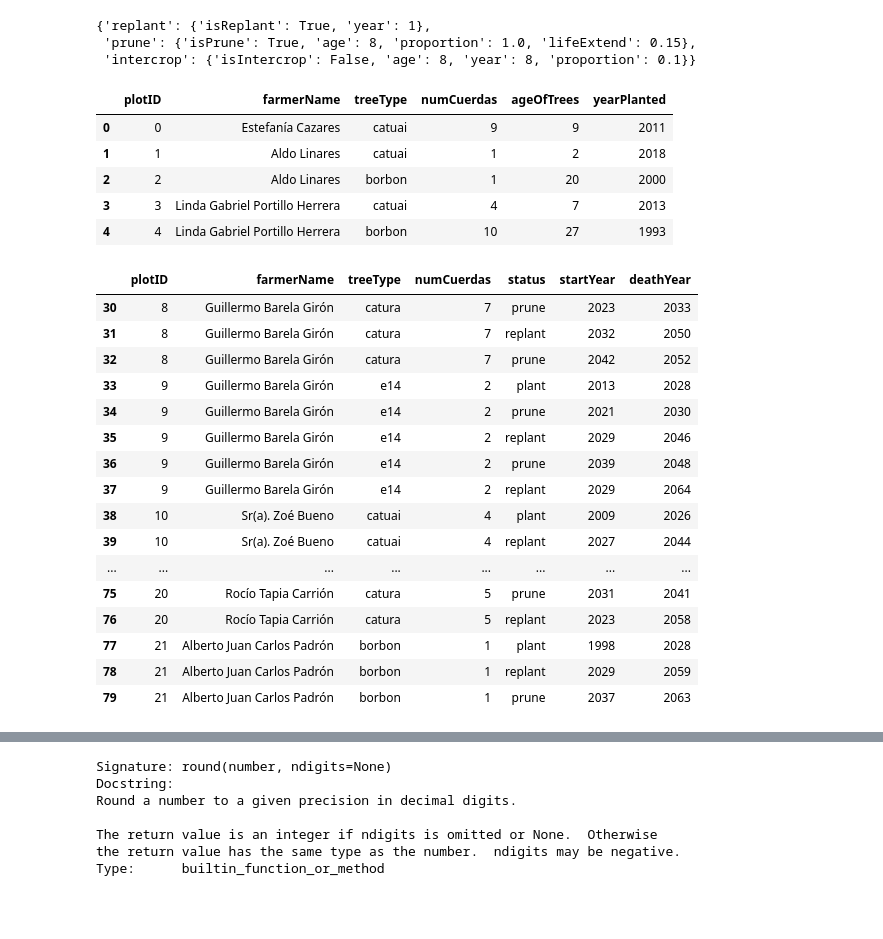
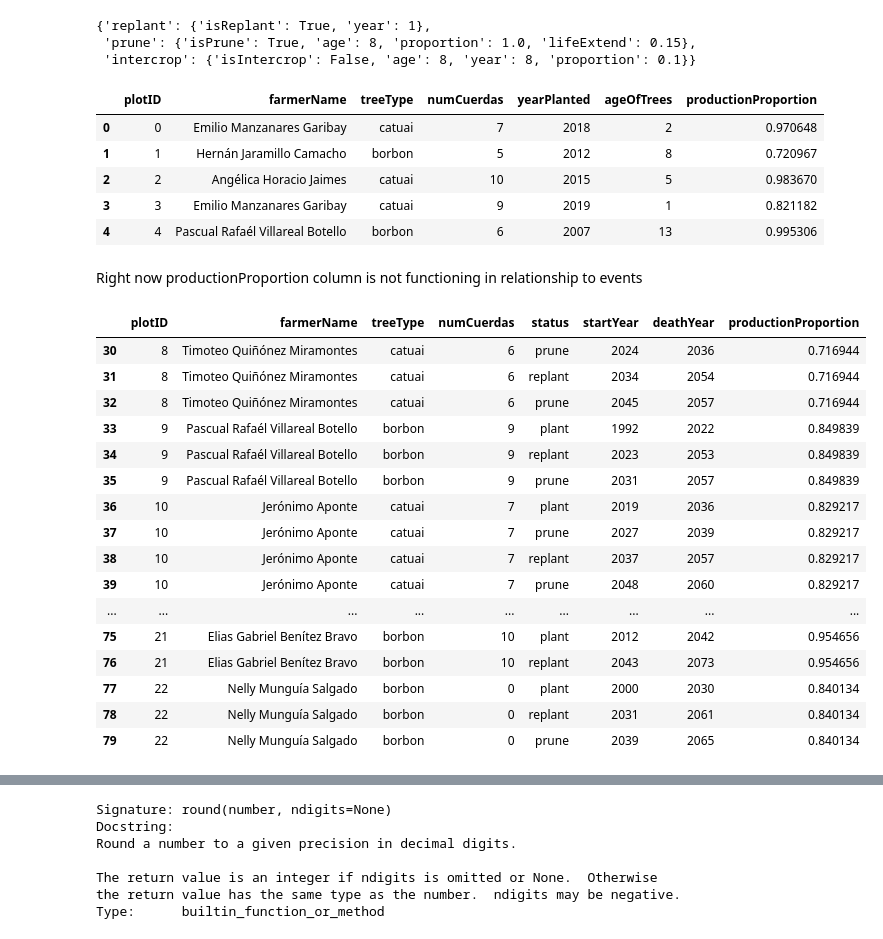
Before and after one commit to mindthegrow/cafelytics, a Jupyter notebook: reWrite.ipynb, the cells around one changed output, grey strips where cells are left out. Saved outputs shown, nothing was run; the diff lists cells and outputs as text; code cells hidden in the pictures; blank space fills up the shorter version.

Commit message:
review refactor and begin exploring the event table

```diff
--- a/reWrite.ipynb
+++ b/reWrite.ipynb
@@ -1,6 +1,9 @@
 # %%
 import pandas as pd
 import yaml
+# %%
+simYears = 30
+thisYear = 2021
 # %% [markdown]
 ## Plan
 
@@ -59,15 +62,15 @@ strategyAttributes
  'intercrop': {'isIntercrop': False, 'age': 8, 'year': 8, 'proportion': 0.1}}
 # %%
 # initialData = pd.read_csv("data/demoData.csv")
-upData = pd.read_csv("data/demoDataUpdated.csv")
+upData = pd.read_csv("data/fakeData.csv")
 upData.head()
 # %% [output]
-|  | plotID | farmerName | treeType | numCuerdas | ageOfTrees | yearPlanted |
-| 0 | 0 | Estefanía Cazares | catuai | 9 | 9 | 2011 |
-| 1 | 1 | Aldo Linares | catuai | 1 | 2 | 2018 |
-| 2 | 2 | Aldo Linares | borbon | 1 | 20 | 2000 |
-| 3 | 3 | Linda Gabriel Portillo Herrera | catuai | 4 | 7 | 2013 |
-| 4 | 4 | Linda Gabriel Portillo Herrera | borbon | 10 | 27 | 1993 |
+|  | plotID | farmerName | treeType | numCuerdas | yearPlanted | ageOfTrees | productionProportion |
+| 0 | 0 | Emilio Manzanares Garibay | catuai | 7 | 2018 | 2 | 0.970648 |
+| 1 | 1 | Hernán Jaramillo Camacho | borbon | 5 | 2012 | 8 | 0.720967 |
+| 2 | 2 | Angélica Horacio Jaimes | catuai | 10 | 2015 | 5 | 0.983670 |
+| 3 | 3 | Emilio Manzanares Garibay | catuai | 9 | 2019 | 1 | 0.821182 |
+| 4 | 4 | Pascual Rafaél Villareal Botello | borbon | 6 | 2007 | 13 | 0.995306 |
 # %%
 # yearPlanted = 2020 - initialData['ageOfTrees']
 # initialData['yearPlanted'] = yearPlanted
@@ -156,6 +159,7 @@ def transformData(year:int,
         treeType = farmData["treeType"][i]
         numCuerdas =  farmData["numCuerdas"][i]
         startYear = farmData["yearPlanted"][i]
+        productionProportion = farmData["productionProportion"][i]
 
         # assume all are planted for initialization
         status = "plant"
@@ -182,9 +186,9 @@ def transformData(year:int,
 
             # create the initial row for the transformed dataframe
             row = pd.DataFrame([[plotID, farmerName, treeType, numCuerdas, status,
-                                      startYear, deathYear]], columns=["plotID", "farmerName", "treeType",
+                                      startYear, deathYear, productionProportion]], columns=["plotID", "farmerName", "treeType",
                                                 "numCuerdas", "status", "startYear",
-                                               "deathYear"])
+                                               "deathYear", "productionProportion"])
 
             # if this is the first row of the whole transformation
             if (i == 0):
@@ -240,8 +244,8 @@ def transformData(year:int,
                         simTreeAge = -1
                         deathYear = (simYear +  1) + death["year"]
                         status = "replant"
-                        nextRow = pd.DataFrame([[plotID, farmerName, treeType, numCuerdas, status, replantYear, deathYear]],
-                                            columns=["plotID", "farmerName","treeType", "numCuerdas", "status", "startYear","deathYear"])
+                        nextRow = pd.DataFrame([[plotID, farmerName, treeType, numCuerdas, status, replantYear, deathYear,productionProportion]],
+                                            columns=["plotID", "farmerName","treeType", "numCuerdas", "status", "startYear","deathYear","productionProportion"])
                         transformedData  = pd.concat([transformedData, nextRow],  ignore_index=True)
                         checkRow = nextRow
                         simYear += 1
@@ -258,8 +262,8 @@ def transformData(year:int,
                             adjustedDeathYear = (checkRow["deathYear"][0]) + addedYears
                             pruneYear = simYear
                             status = "prune"
-                            nextRow = pd.DataFrame([[plotID, farmerName,treeType, numCuerdas, status, pruneYear, adjustedDeathYear]],
-                                                   columns=["plotID", "farmerName","treeType", "numCuerdas", "status", "startYear","deathYear"])
+                            nextRow = pd.DataFrame([[plotID, farmerName,treeType, numCuerdas, status, pruneYear, adjustedDeathYear, productionProportion]],
+                                                   columns=["plotID", "farmerName","treeType", "numCuerdas", "status", "startYear","deathYear","productionProportion"])
                             transformedData  = pd.concat([transformedData, nextRow],  ignore_index=True)
                             checkRow  = nextRow
                             simYear += 1
@@ -290,24 +294,26 @@ def transformData(year:int,
 
 
     return(transformedData)
+# %% [markdown]
+Right now productionProportion column is not functioning in relationship to events
 # %%
-simData = transformData(year=2020, simulationYears=30, farmData=upData, treeAttributes=treeAttributes, strategyAttributes=strategyAttributes)
+simData = transformData(year=startYear, simulationYears=simYears, farmData=upData, treeAttributes=treeAttributes, strategyAttributes=strategyAttributes)
 simData[30:80]
 # %% [output]
-|  | plotID | farmerName | treeType | numCuerdas | status | startYear | deathYear |
-| 30 | 8 | Guillermo Barela Girón | catura | 7 | prune | 2023 | 2033 |
-| 31 | 8 | Guillermo Barela Girón | catura | 7 | replant | 2032 | 2050 |
-| 32 | 8 | Guillermo Barela Girón | catura | 7 | prune | 2042 | 2052 |
-| 33 | 9 | Guillermo Barela Girón | e14 | 2 | plant | 2013 | 2028 |
-| 34 | 9 | Guillermo Barela Girón | e14 | 2 | prune | 2021 | 2030 |
-| 35 | 9 | Guillermo Barela Girón | e14 | 2 | replant | 2029 | 2046 |
-| 36 | 9 | Guillermo Barela Girón | e14 | 2 | prune | 2039 | 2048 |
-| 37 | 9 | Guillermo Barela Girón | e14 | 2 | replant | 2029 | 2064 |
-| 38 | 10 | Sr(a). Zoé Bueno | catuai | 4 | plant | 2009 | 2026 |
-| 39 | 10 | Sr(a). Zoé Bueno | catuai | 4 | replant | 2027 | 2044 |
-| ... | ... | ... | ... | ... | ... | ... | ... |
-| 75 | 20 | Rocío Tapia Carrión | catura | 5 | prune | 2031 | 2041 |
-| 76 | 20 | Rocío Tapia Carrión | catura | 5 | replant | 2023 | 2058 |
-| 77 | 21 | Alberto Juan Carlos Padrón | borbon | 1 | plant | 1998 | 2028 |
-| 78 | 21 | Alberto Juan Carlos Padrón | borbon | 1 | replant | 2029 | 2059 |
-| 79 | 21 | Alberto Juan Carlos Padrón | borbon | 1 | prune | 2037 | 2063 |
+|  | plotID | farmerName | treeType | numCuerdas | status | startYear | deathYear | productionProportion |
+| 30 | 8 | Timoteo Quiñónez Miramontes | catuai | 6 | prune | 2024 | 2036 | 0.716944 |
+| 31 | 8 | Timoteo Quiñónez Miramontes | catuai | 6 | replant | 2034 | 2054 | 0.716944 |
+| 32 | 8 | Timoteo Quiñónez Miramontes | catuai | 6 | prune | 2045 | 2057 | 0.716944 |
+| 33 | 9 | Pascual Rafaél Villareal Botello | borbon | 9 | plant | 1992 | 2022 | 0.849839 |
+| 34 | 9 | Pascual Rafaél Villareal Botello | borbon | 9 | replant | 2023 | 2053 | 0.849839 |
+| 35 | 9 | Pascual Rafaél Villareal Botello | borbon | 9 | prune | 2031 | 2057 | 0.849839 |
+| 36 | 10 | Jerónimo Aponte | catuai | 7 | plant | 2019 | 2036 | 0.829217 |
+| 37 | 10 | Jerónimo Aponte | catuai | 7 | prune | 2027 | 2039 | 0.829217 |
+| 38 | 10 | Jerónimo Aponte | catuai | 7 | replant | 2037 | 2057 | 0.829217 |
+| 39 | 10 | Jerónimo Aponte | catuai | 7 | prune | 2048 | 2060 | 0.829217 |
+| ... | ... | ... | ... | ... | ... | ... | ... | ... |
+| 75 | 21 | Elias Gabriel Benítez Bravo | borbon | 10 | plant | 2012 | 2042 | 0.954656 |
+| 76 | 21 | Elias Gabriel Benítez Bravo | borbon | 10 | replant | 2043 | 2073 | 0.954656 |
+| 77 | 22 | Nelly Munguía Salgado | borbon | 0 | plant | 2000 | 2030 | 0.840134 |
+| 78 | 22 | Nelly Munguía Salgado | borbon | 0 | replant | 2031 | 2061 | 0.840134 |
+| 79 | 22 | Nelly Munguía Salgado | borbon | 0 | prune | 2039 | 2065 | 0.840134 |
```
Also changed, not shown: parts of 3 cells of this notebook.
